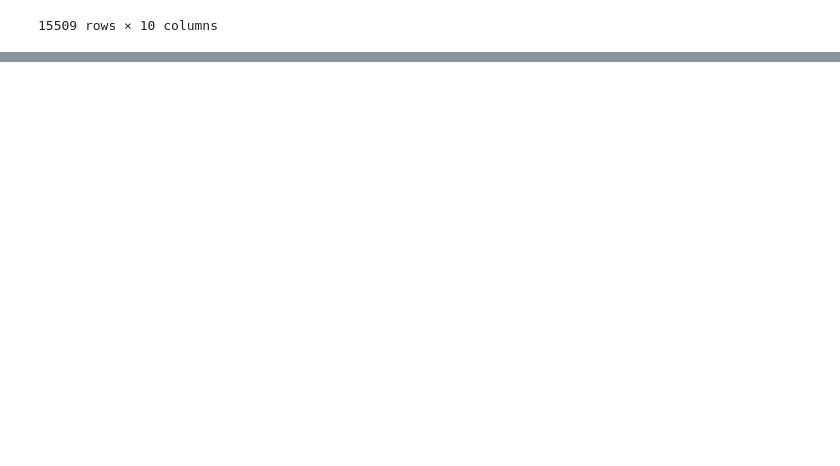
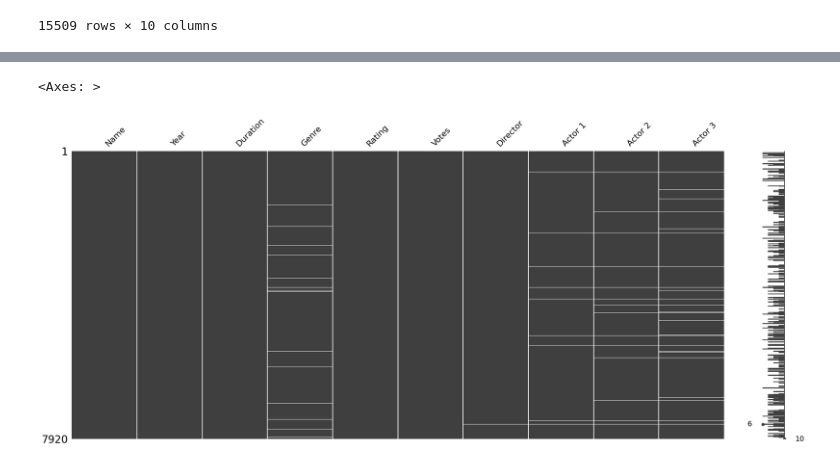
Before and after one commit to sayaanfrah/codfileInternship, a Jupyter notebook: imdb_solution.ipynb, the cells around one changed output, grey strips where cells are left out. Drawn from its saved outputs; the diff is of its cells as text; code cells hidden in the pictures; blank space fills up the shorter version.

```diff
--- a/imdb_solution.ipynb
+++ b/imdb_solution.ipynb
@@ -43,0 +272,2 @@ Index(['Name', 'Year', 'Duration', 'Genre', 'Rating', 'Votes', 'Director',
+# %%
+df['Votes']=df['Votes'].replace(np.NaN,0)
@@ -43,0 +347,2 @@ Index(['Name', 'Year', 'Duration', 'Genre', 'Rating', 'Votes', 'Director',
+# %%
+df=df[df['Votes']!=0]
@@ -43,0 +380,2 @@ Index(['Name', 'Year', 'Duration', 'Genre', 'Rating', 'Votes', 'Director',
+# %%
+df['Duration'] = df['Duration'].str.extract('(\d+)').astype(str)
@@ -43,0 +419,2 @@ Index(['Name', 'Year', 'Duration', 'Genre', 'Rating', 'Votes', 'Director',
+# %%
+df['Duration']=df[df['Duration']!=0]['Duration'].median()
@@ -43,0 +494,5 @@ Index(['Name', 'Year', 'Duration', 'Genre', 'Rating', 'Votes', 'Director',
+# %%
+msn.matrix(df)
+# %% [output]
+<Axes: >
+[figure, added]
```
Also changed, not shown: parts of 48 cells of this notebook.
